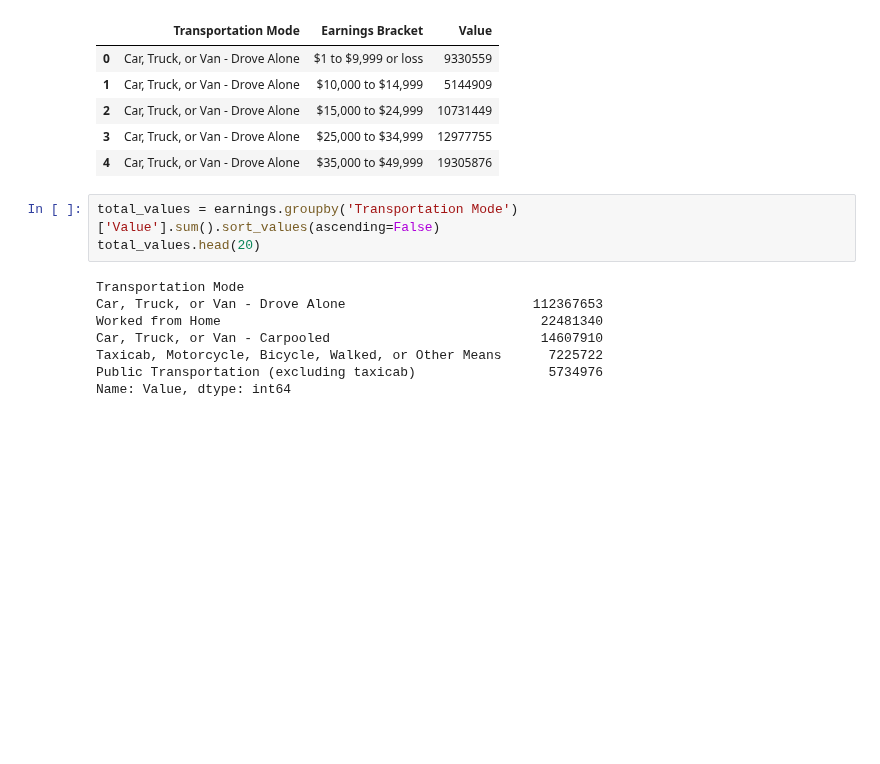
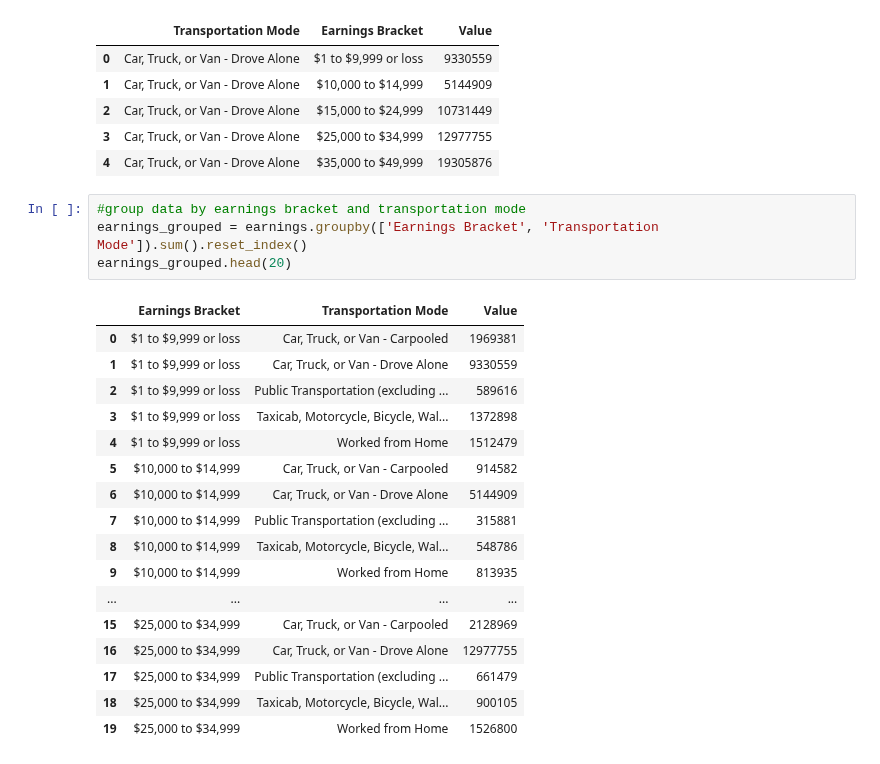
Before and after one commit to angelikabrown/CensusDataEDA, a Jupyter notebook: commute_viz.ipynb, the cells around one changed output. Saved outputs shown, nothing was run; the diff lists cells and outputs as text; blank space fills up the shorter version.

```diff
--- a/commute_viz.ipynb
+++ b/commute_viz.ipynb
@@ -94,14 +94,25 @@ earnings.head()
 | 2 | Car, Truck, or Van - Drove Alone | $15,000 to $24,999 | 10731449 |
 | 3 | Car, Truck, or Van - Drove Alone | $25,000 to $34,999 | 12977755 |
 | 4 | Car, Truck, or Van - Drove Alone | $35,000 to $49,999 | 19305876 |
-# %%
-total_values = earnings.groupby('Transportation Mode')['Value'].sum().sort_values(ascending=False)
-total_values.head(20)
-# %% [output]
-Transportation Mode
-Car, Truck, or Van - Drove Alone                        112367653
-Worked from Home                                         22481340
-Car, Truck, or Van - Carpooled                           14607910
-Taxicab, Motorcycle, Bicycle, Walked, or Other Means      7225722
-Public Transportation (excluding taxicab)                 5734976
-Name: Value, dtype: int64
+# %%
+#group data by earnings bracket and transportation mode
+earnings_grouped = earnings.groupby(['Earnings Bracket', 'Transportation Mode']).sum().reset_index()
+earnings_grouped.head(20)
+# %% [output]
+|  | Earnings Bracket | Transportation Mode | Value |
+| 0 | $1 to $9,999 or loss | Car, Truck, or Van - Carpooled | 1969381 |
+| 1 | $1 to $9,999 or loss | Car, Truck, or Van - Drove Alone | 9330559 |
+| 2 | $1 to $9,999 or loss | Public Transportation (excluding ... | 589616 |
+| 3 | $1 to $9,999 or loss | Taxicab, Motorcycle, Bicycle, Wal... | 1372898 |
+| 4 | $1 to $9,999 or loss | Worked from Home | 1512479 |
+| 5 | $10,000 to $14,999 | Car, Truck, or Van - Carpooled | 914582 |
+| 6 | $10,000 to $14,999 | Car, Truck, or Van - Drove Alone | 5144909 |
+| 7 | $10,000 to $14,999 | Public Transportation (excluding ... | 315881 |
+| 8 | $10,000 to $14,999 | Taxicab, Motorcycle, Bicycle, Wal... | 548786 |
+| 9 | $10,000 to $14,999 | Worked from Home | 813935 |
+| ... | ... | ... | ... |
+| 15 | $25,000 to $34,999 | Car, Truck, or Van - Carpooled | 2128969 |
+| 16 | $25,000 to $34,999 | Car, Truck, or Van - Drove Alone | 12977755 |
+| 17 | $25,000 to $34,999 | Public Transportation (excluding ... | 661479 |
+| 18 | $25,000 to $34,999 | Taxicab, Motorcycle, Bicycle, Wal... | 900105 |
+| 19 | $25,000 to $34,999 | Worked from Home | 1526800 |
```
Also changed, not shown: 1 other file.
